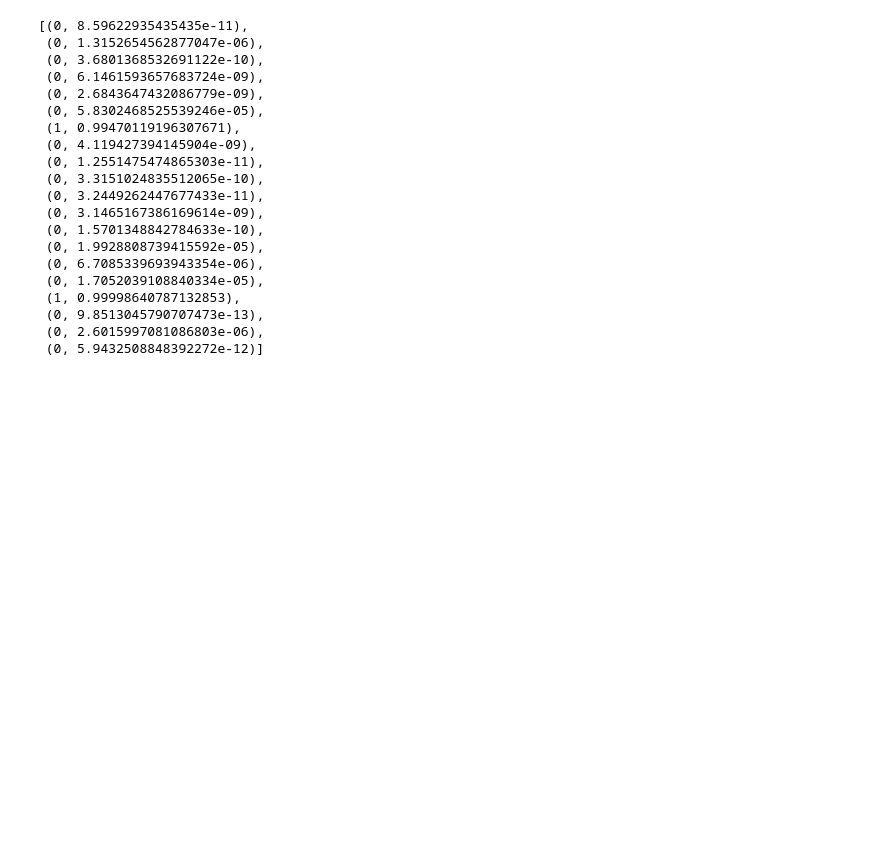
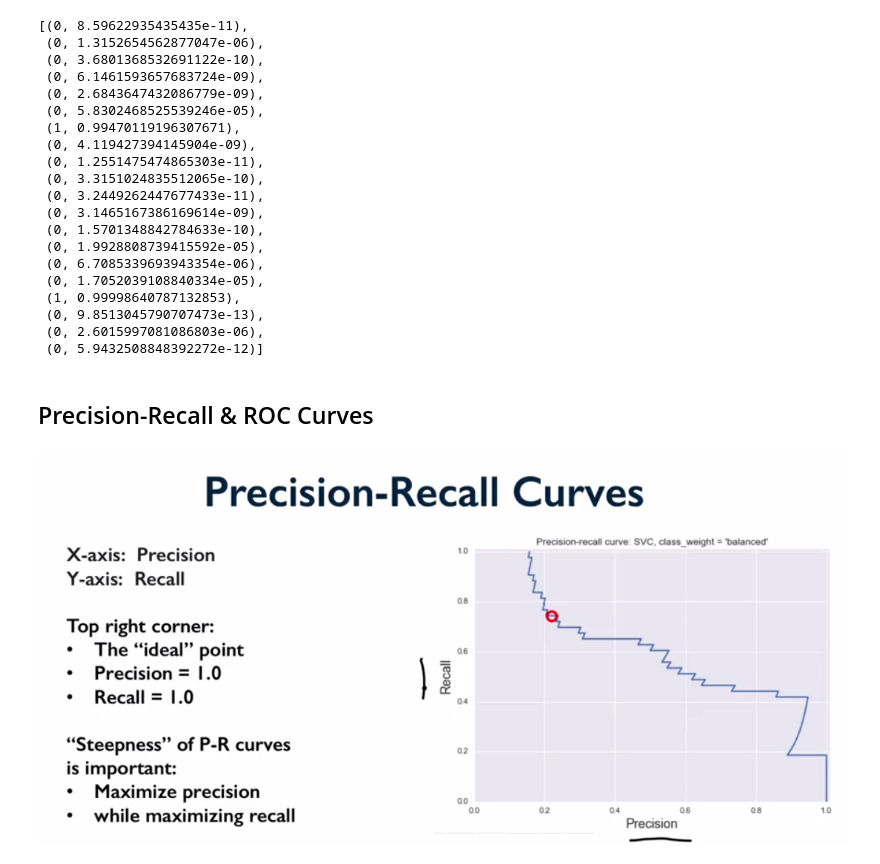
Before and after one commit to abudata/Applied_Machine_Learning, a Jupyter notebook: Applied_Machine_Learning_Module_3.ipynb, the cells around one changed output. Drawn from its saved outputs; the diff is of its cells as text; code cells hidden in the pictures; blank space fills up the shorter version.

```diff
--- a/Applied_Machine_Learning_Module_3.ipynb
+++ b/Applied_Machine_Learning_Module_3.ipynb
@@ -373,3 +371,9 @@ y_proba_list
  (0, 9.8513045790707473e-13),
  (0, 2.6015997081086803e-06),
  (0, 5.9432508848392272e-12)]
+# %% [markdown]
+## Precision-Recall & ROC Curves
+# %%
+Image('Precision_Recall_Curve.png')
+# %% [output]
+[figure, added]
```
Also changed, not shown: parts of 3 cells of this notebook.
